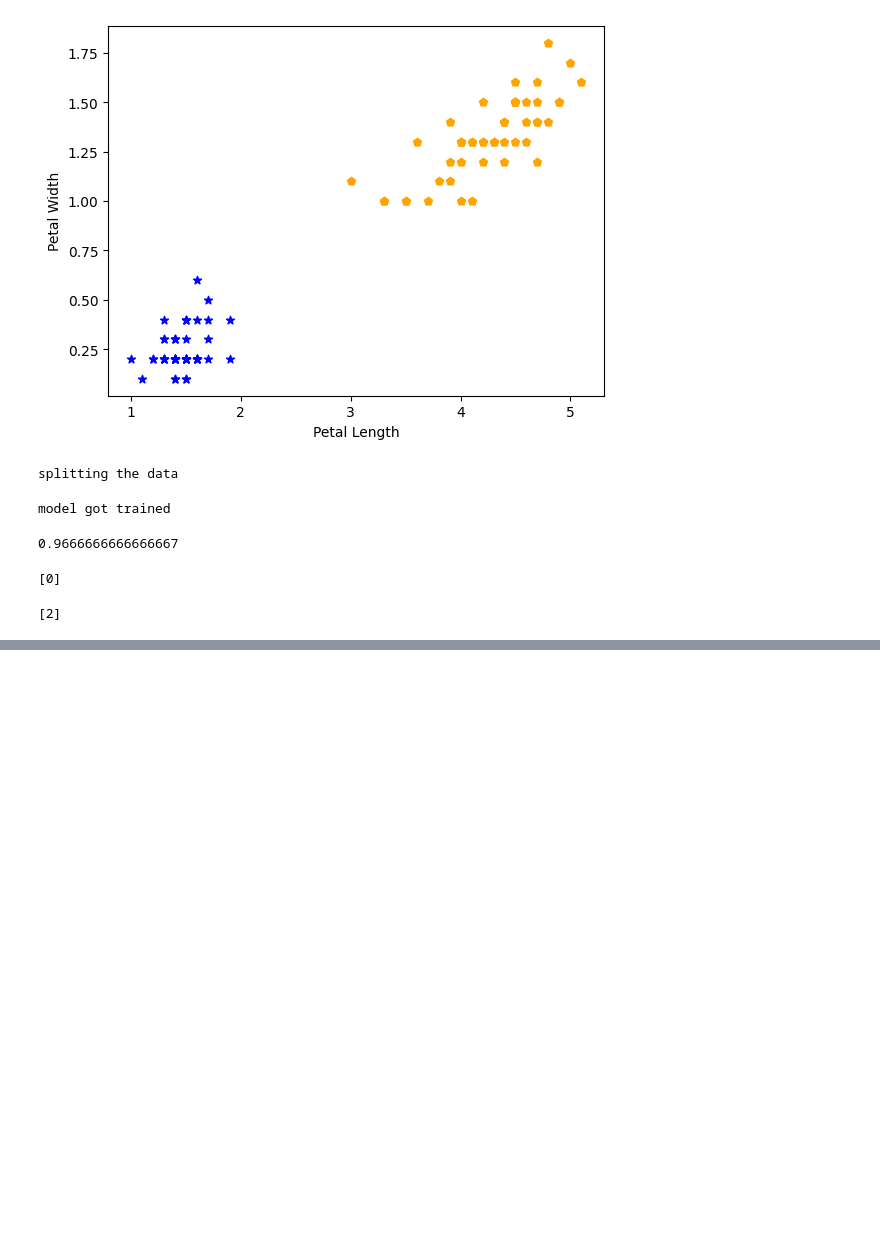
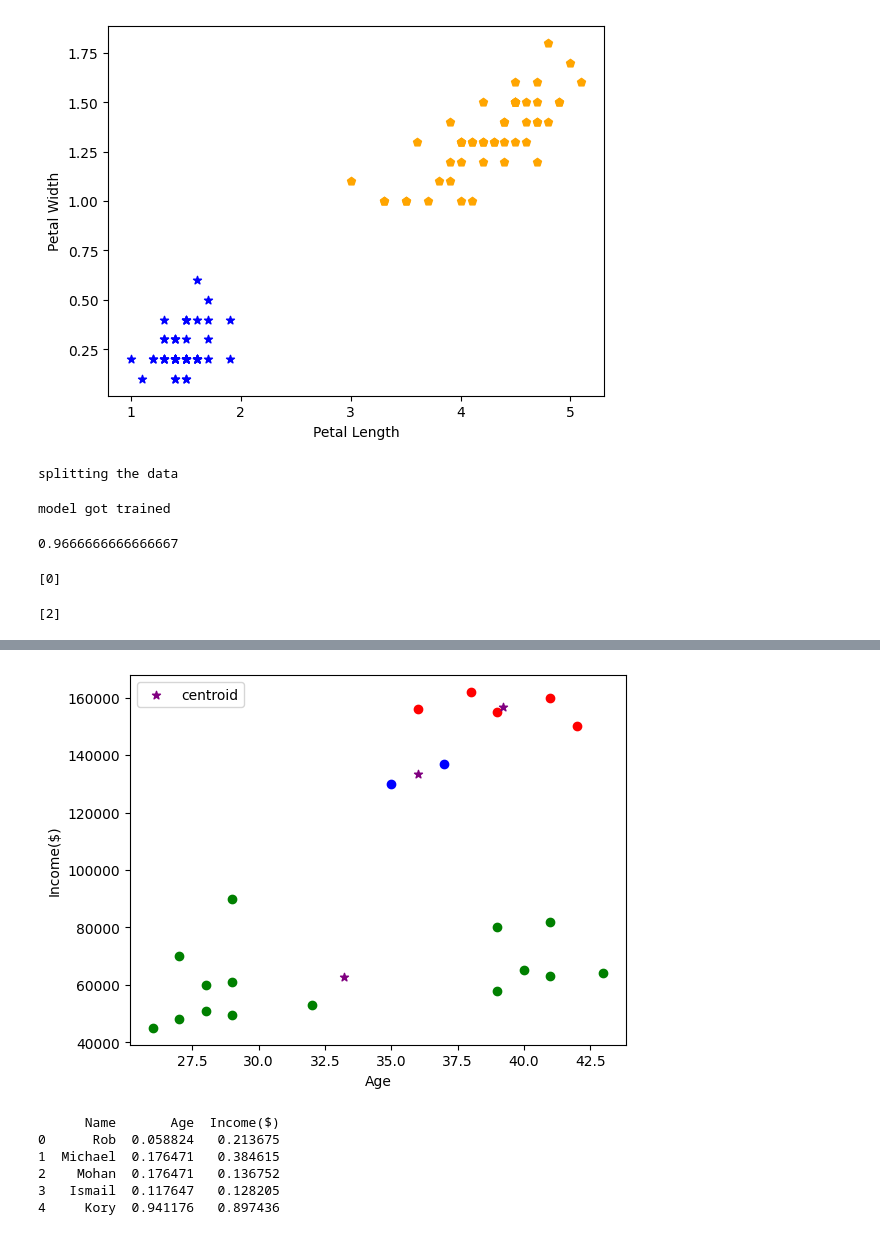
Before and after one commit to lokeshneerasa/MACHINE-LEARNING, a Jupyter notebook: MACHINE_LEARNING.ipynb, the cells around one changed output, grey strips where cells are left out. Drawn from its saved outputs; the diff is of its cells as text; code cells hidden in the pictures; blank space fills up the shorter version.

```diff
--- a/MACHINE_LEARNING.ipynb
+++ b/MACHINE_LEARNING.ipynb
@@ -4467,0 +4545,50 @@ print(model.predict([[2.1,1.9,5.7,4.6]]))
+# %%
+#6.Plotting the clusters
+import pandas as pd
+from sklearn.cluster import KMeans
+
+df=pd.read_csv('income.csv')
+
+km=KMeans(n_clusters=3)
+y_pred=km.fit_predict(df[['Age','Income($)']])
+df['cluster']=y_pred
+
+df1=df[df.cluster==0]
+df2=df[df.cluster==1]
+df3=df[df.cluster==2]
+
+plt.scatter(df1.Age,df1['Income($)'],color='green')
+plt.scatter(df2.Age,df2['Income($)'],color='red')
+plt.scatter(df3.Age,df3['Income($)'],color='blue')
+
+plt.scatter(km.cluster_centers_[:,0],km.cluster_centers_[:,1],color='purple',marker='*',label='centroid')
+
+plt.xlabel('Age')
+plt.ylabel('Income($)')
+plt.legend()
+plt.show()
+# %% [output]
+[figure, added]
+# %%
+#7.Features scaling
+import pandas as pd
+from sklearn.preprocessing import MinMaxScaler
+
+df=pd.read_csv('income.csv')
+
+scaler=MinMaxScaler()
+
+scaler.fit(df[['Income($)']])
+df['Income($)']=scaler.transform(df[['Income($)']])
+
+scaler.fit(df[['Age']])
+df['Age']=scaler.transform(df[['Age']])
+
+print(df.head())
+# %% [output]
+      Name       Age  Income($)
+0      Rob  0.058824   0.213675
+1  Michael  0.176471   0.384615
+2    Mohan  0.176471   0.136752
+3   Ismail  0.117647   0.128205
+4     Kory  0.941176   0.897436
```
Also changed, not shown: parts of 13 cells of this notebook.
